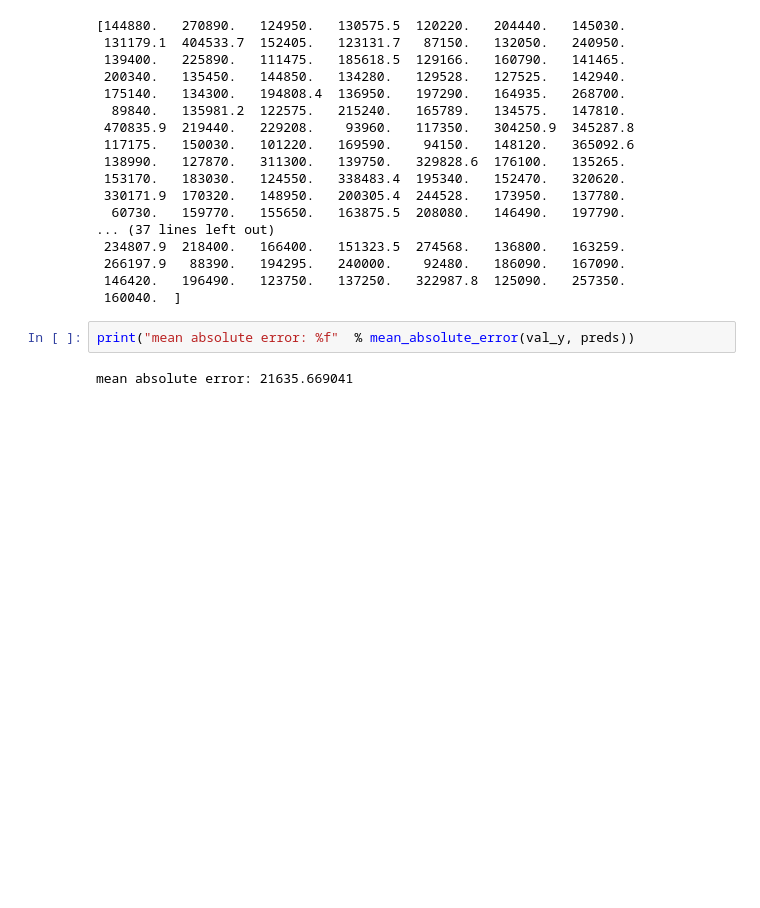
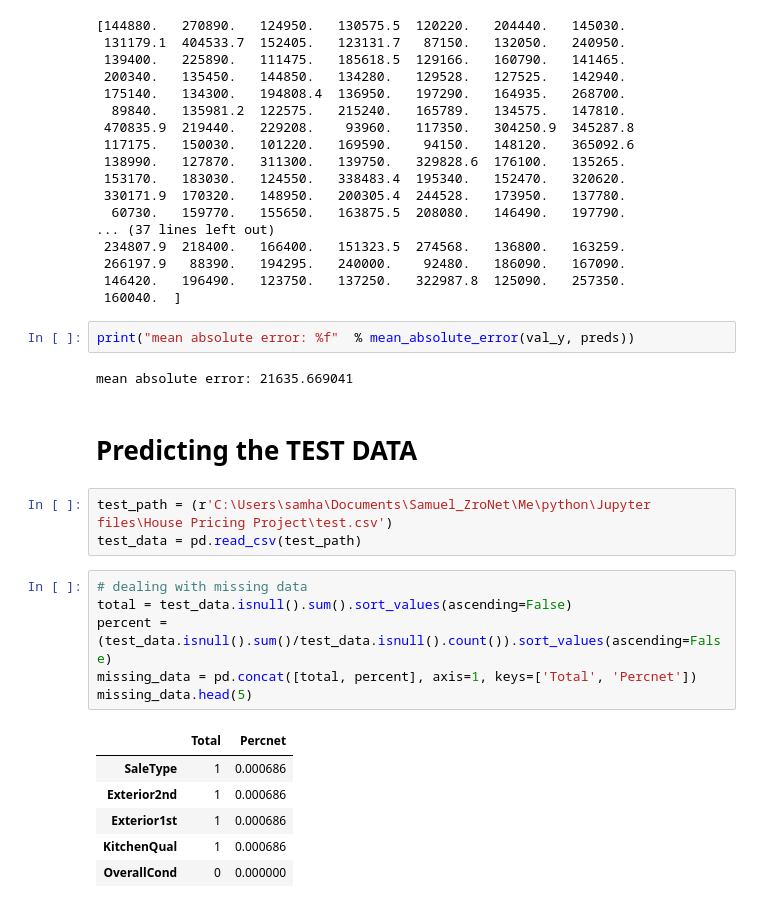
Before and after one commit to hagan420/predicting-prices-with-RFs, a Jupyter notebook: work 2.ipynb, the cells around one changed output. Drawn from its saved outputs; the diff is of its cells as text; blank space fills up the shorter version.

```diff
--- a/work 2.ipynb
+++ b/work 2.ipynb
@@ -341,3 +341,21 @@ print(preds)
 print("mean absolute error: %f"  % mean_absolute_error(val_y, preds))
 # %% [output]
 mean absolute error: 21635.669041
+# %% [markdown]
+# Predicting the TEST DATA
+# %%
+test_path = (r'C:\Users\samha\Documents\Samuel_ZroNet\Me\python\Jupyter files\House Pricing Project\test.csv')
+test_data = pd.read_csv(test_path)
+# %%
+# dealing with missing data
+total = test_data.isnull().sum().sort_values(ascending=False)
+percent = (test_data.isnull().sum()/test_data.isnull().count()).sort_values(ascending=False)
+missing_data = pd.concat([total, percent], axis=1, keys=['Total', 'Percnet'])
+missing_data.head(5)
+# %% [output]
+|  | Total | Percnet |
+| SaleType | 1 | 0.000686 |
+| Exterior2nd | 1 | 0.000686 |
+| Exterior1st | 1 | 0.000686 |
+| KitchenQual | 1 | 0.000686 |
+| OverallCond | 0 | 0.000000 |
```
Also changed, not shown: parts of 7 cells of this notebook.
